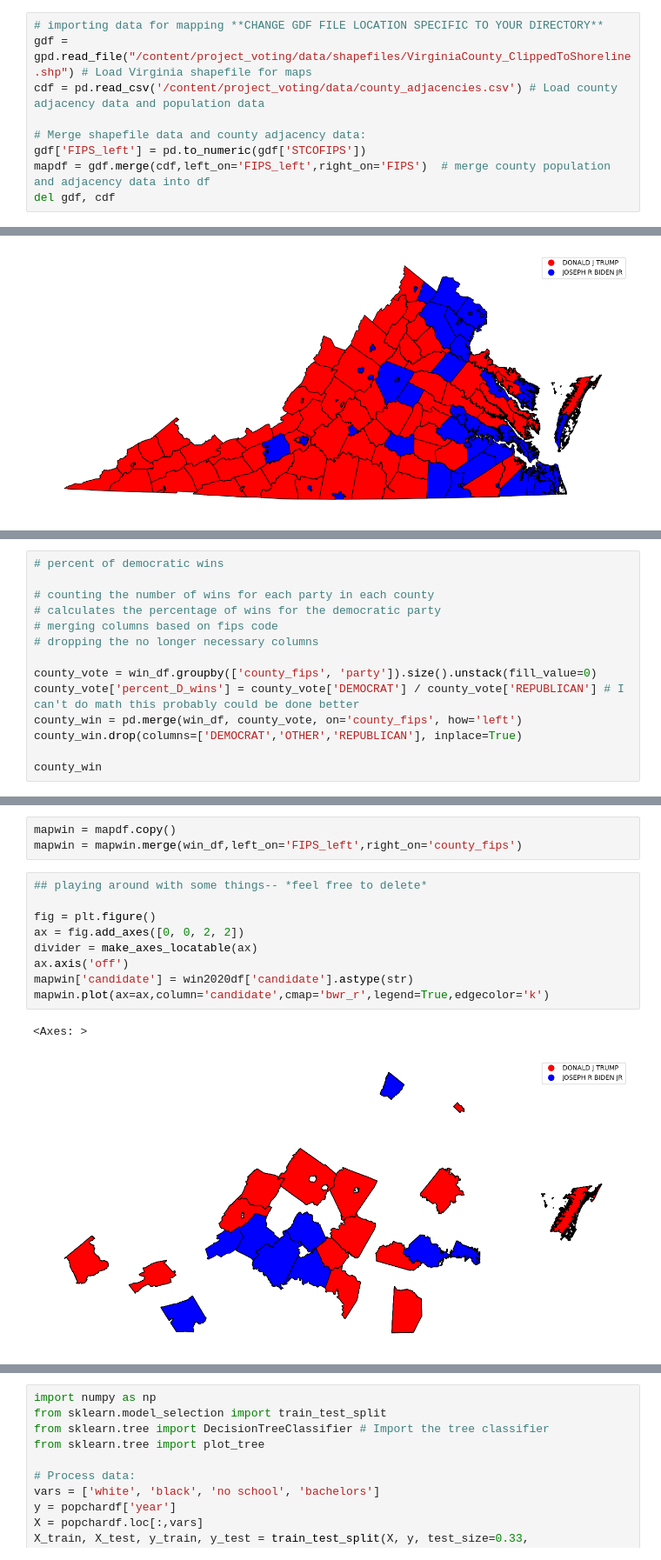
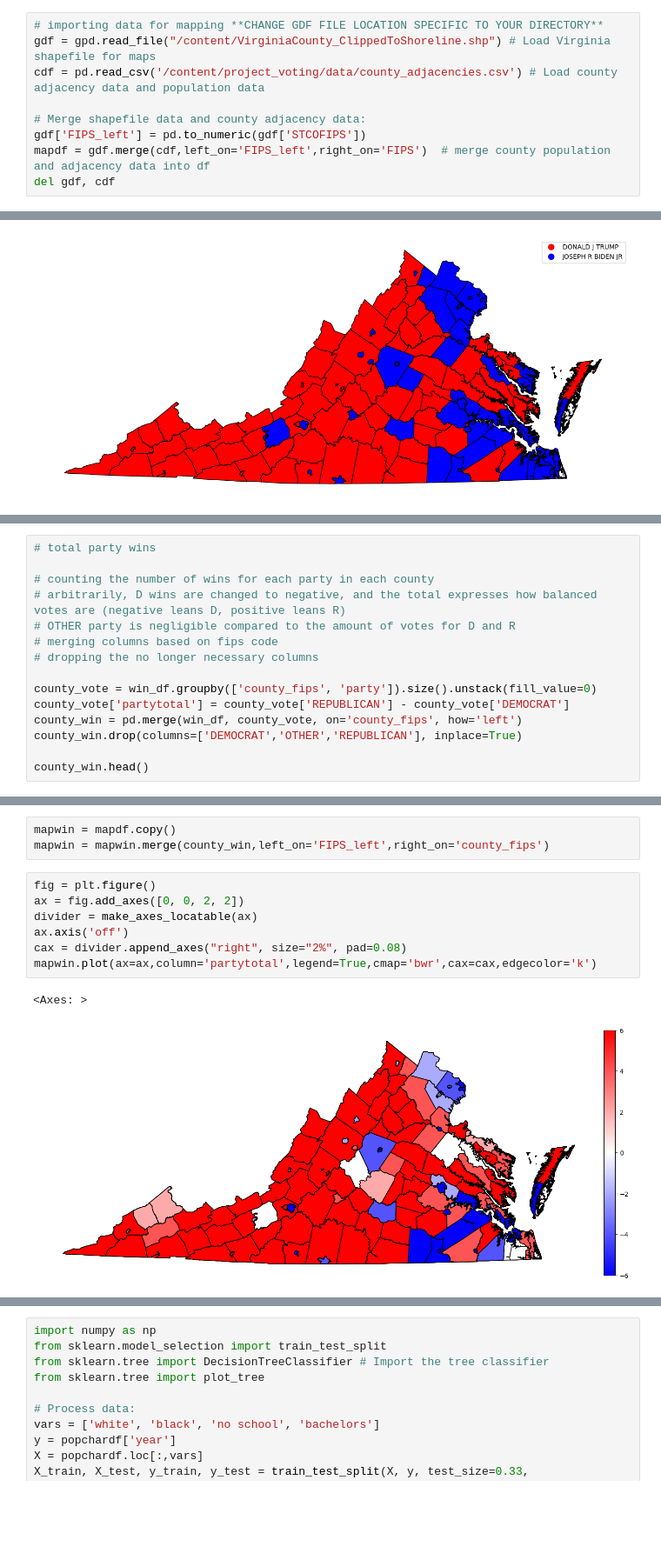
Before and after one commit to vnewsome/project_voting, a Jupyter notebook: ML_project3.ipynb, the cells around one changed output, grey strips where cells are left out. Shown at 87% size. Cells and saved outputs as stored; diff of their text form; blank space fills up the shorter version.

Commit message:
Another map, cleaned up data for that, summarized results so far. Still need conclusion and summary

```diff
--- a/ML_project3.ipynb
+++ b/ML_project3.ipynb
@@ -59,7 +34,7 @@ Updating files: 100% (48/48), done.
 # VirginiaCounty_ClippedToShoreline.shx
 # %%
 # importing data for mapping **CHANGE GDF FILE LOCATION SPECIFIC TO YOUR DIRECTORY**
-gdf = gpd.read_file("/content/project_voting/data/shapefiles/VirginiaCounty_ClippedToShoreline.shp") # Load Virginia shapefile for maps
+gdf = gpd.read_file("/content/VirginiaCounty_ClippedToShoreline.shp") # Load Virginia shapefile for maps
 cdf = pd.read_csv('/content/project_voting/data/county_adjacencies.csv') # Load county adjacency data and population data
 
 # Merge shapefile data and county adjacency data:
@@ -212,19 +186,20 @@ winning_rows = votevadf[votevadf['candidatevotes']==max_candidatevotes]
 win_df = pd.DataFrame(winning_rows)
 win_df.reset_index(drop=True, inplace=True)
 # %%
-# percent of democratic wins
+# total party wins
 
 # counting the number of wins for each party in each county
-# calculates the percentage of wins for the democratic party
+# arbitrarily, D wins are changed to negative, and the total expresses how balanced votes are (negative leans D, positive leans R)
+# OTHER party is negligible compared to the amount of votes for D and R
 # merging columns based on fips code
 # dropping the no longer necessary columns
 
 county_vote = win_df.groupby(['county_fips', 'party']).size().unstack(fill_value=0)
-county_vote['percent_D_wins'] = county_vote['DEMOCRAT'] / county_vote['REPUBLICAN'] # I can't do math this probably could be done better
+county_vote['partytotal'] = county_vote['REPUBLICAN'] - county_vote['DEMOCRAT']
 county_win = pd.merge(win_df, county_vote, on='county_fips', how='left')
 county_win.drop(columns=['DEMOCRAT','OTHER','REPUBLICAN'], inplace=True)
 
-county_win
+county_win.head()
 # %% [output]
 |  | Unnamed: 0 | year | state | state_po | county_name | county_fips | office | candidate | party | ... |
 | 0 | 11162 | 2000 | VIRGINIA | VA | ACCOMACK | 51001 | US PRESIDENT | GEORGE W. BUSH | REPUBLICAN | ... |
@@ -242,15 +210,13 @@ county_win
 # %%
 mapwin = mapdf.copy()
-mapwin = mapwin.merge(win_df,left_on='FIPS_left',right_on='county_fips')
+mapwin = mapwin.merge(county_win,left_on='FIPS_left',right_on='county_fips')
 # %%
-## playing around with some things-- *feel free to delete*
-
 fig = plt.figure()
 ax = fig.add_axes([0, 0, 2, 2])
 divider = make_axes_locatable(ax)
 ax.axis('off')
-mapwin['candidate'] = win2020df['candidate'].astype(str)
-mapwin.plot(ax=ax,column='candidate',cmap='bwr_r',legend=True,edgecolor='k')
+cax = divider.append_axes("right", size="2%", pad=0.08)
+mapwin.plot(ax=ax,column='partytotal',legend=True,cmap='bwr',cax=cax,edgecolor='k')
 # %% [output]
 <Axes: >
-[figure, old version]
+[figure, new version]
```
Also changed, not shown: parts of 10 cells of this notebook.
